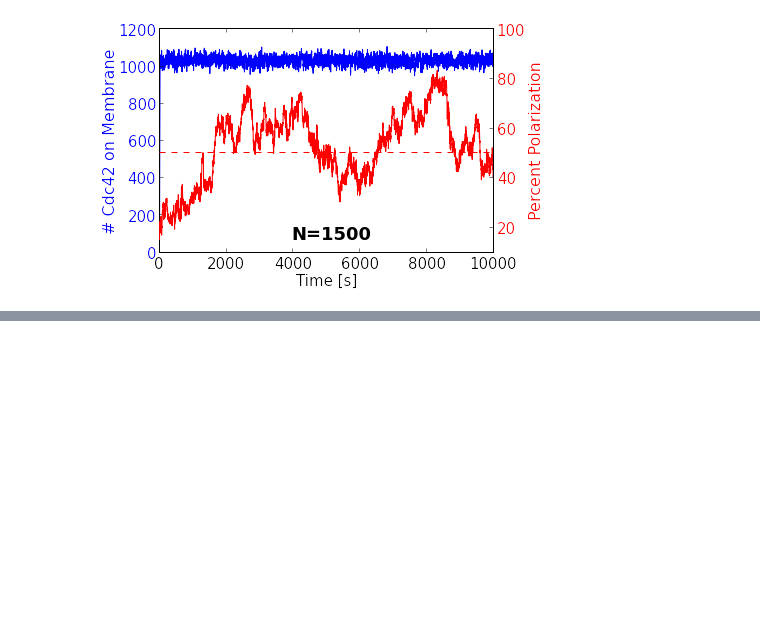
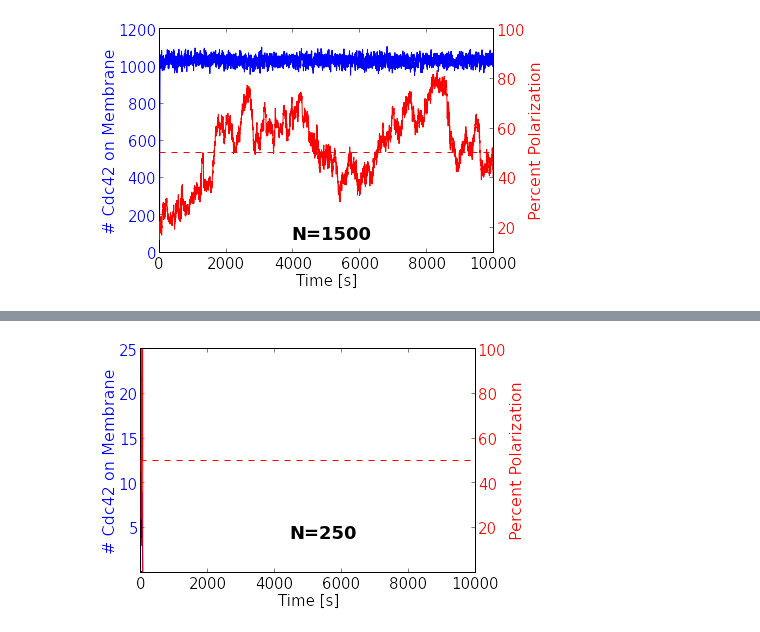
Before and after one commit to briandrawert/MOLNS_notebooks, a Jupyter notebook: Yeast_Polarization_Current_Parameter_Sweep.ipynb, the cells around one changed output, grey strips where cells are left out. Cells and saved outputs as stored; diff of their text form; code cells hidden in the pictures; blank space fills up the shorter version.

Commit message:
Yeast Parameter sweep figure complete

```diff
--- a/Yeast_Polarization_Current_Parameter_Sweep.ipynb
+++ b/Yeast_Polarization_Current_Parameter_Sweep.ipynb
@@ -277,3 +264,31 @@ yyplot(N=16)
 yyplot(N=21)
 # %% [output]
 [figure]
+# %%
+def yyplot_analysis(analysis_input, N):
+    pct_polarized_vs_time = analysis_input[0]
+    B_time = analysis_input[3]
+    fifty = [50,50]
+    fig, ax1 = pyplot.subplots()
+    ax1.plot(B_time, 'b-')
+    ax1.plot([0],[0],'.k')
+    ax1.set_yticks(ax1.get_yticks()[1:])
+    ax1.set_xlabel('Time [s]',fontsize=15)
+    # Make the y-axis label and tick labels match the line color.
+    ax1.set_ylabel('# Cdc42 on Membrane', fontsize=16, color='b')
+    for tl in ax1.get_xticklabels():
+        tl.set_fontsize(15)
+    for tl in ax1.get_yticklabels():
+        tl.set_color('b')
+        tl.set_fontsize(15)
+
+    ax2 = ax1.twinx()
+    ax2.plot(pct_polarized_vs_time, 'r-',[0,len(pct_polarized_vs_time)-1],fifty,'r--')
+    ax2.plot([0],[0],'.k')
+    ax2.set_ylabel('Percent Polarization', fontsize=16, color='r')
+    ax2.set_yticks([20,40,60,80,100])
+    for tl in ax2.get_yticklabels():
+        tl.set_color('r')
+        tl.set_fontsize(15)
+    ax2.text(int(.45*len(pct_polarized_vs_time)),15,"N={0}".format(N),fontsize=18,fontweight='bold')
+    plt.show()
@@ -279,0 +307,4 @@ yyplot(N=21)
+# %%
+yyplot_analysis(analysis250, 250)
+# %% [output]
+[figure, added]
```
Also changed, not shown: parts of 20 cells of this notebook.
